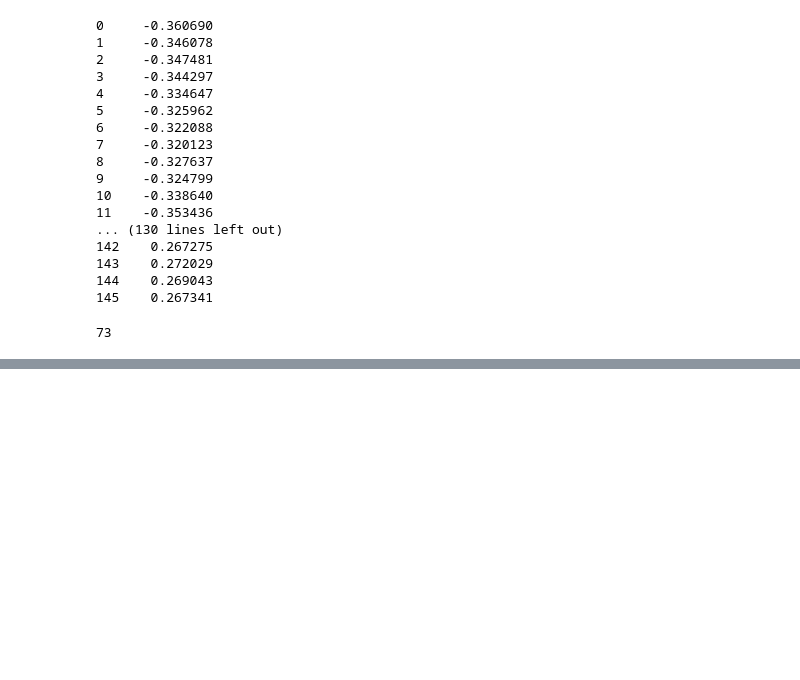
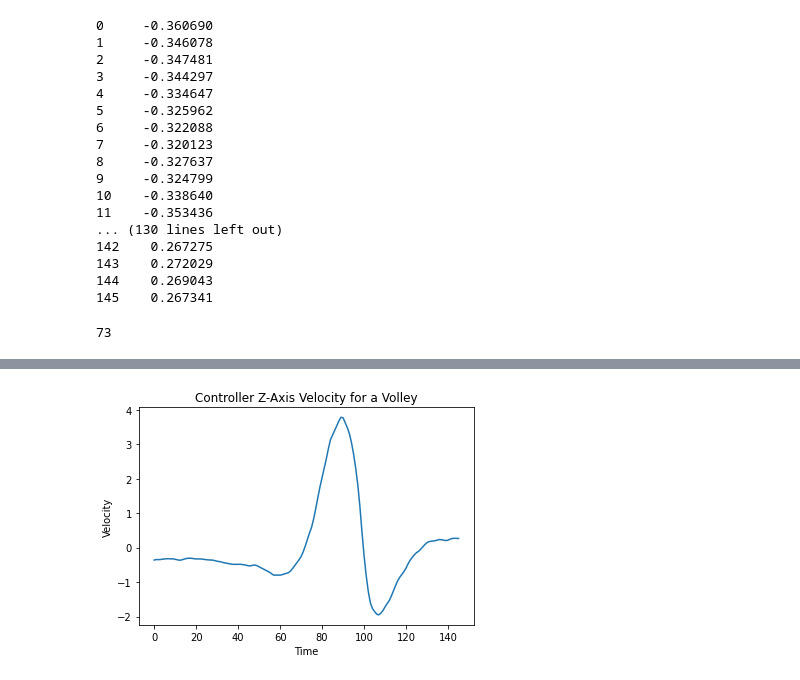
Before and after one commit to ianhuzhang/Tennis-Swing-Analyzer, a Jupyter notebook: Python/start_and_end.ipynb, the cells around one changed output, grey strips where cells are left out. Cells and saved outputs as stored; diff of their text form; code cells hidden in the pictures; blank space fills up the shorter version.

```diff
--- a/Python/start_and_end.ipynb
+++ b/Python/start_and_end.ipynb
@@ -432,0 +447,8 @@ get_start(data)
+# %%
+plt.plot(data['controller_right_vel.z'])
+plt.title("Controller Z-Axis Velocity for a Volley")
+plt.ylabel("Velocity")
+plt.xlabel("Time")
+plt.show()
+# %% [output]
+[figure, added]
```
Also changed, not shown: parts of 3 cells of this notebook.
